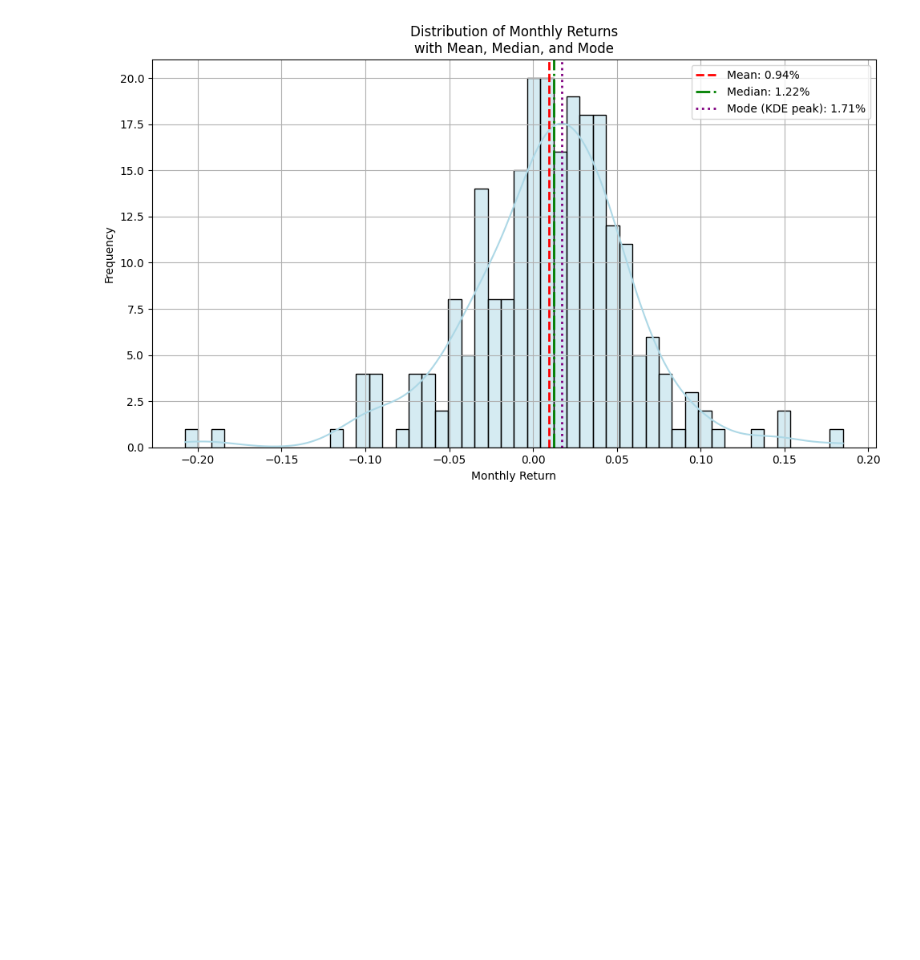
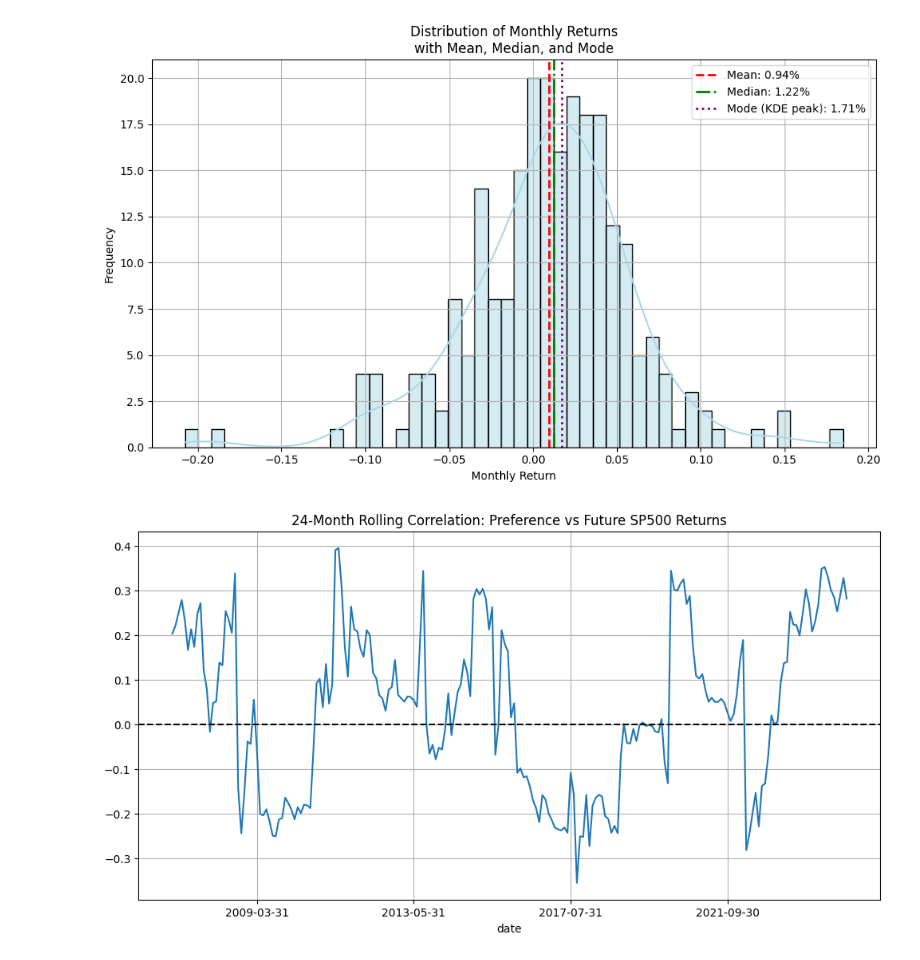
Before and after one commit to eviprous/Invesco-Research, a Jupyter notebook: TestingConstituentData.ipynb, the cells around one changed output. Saved outputs shown, nothing was run; the diff lists cells and outputs as text; code cells hidden in the pictures; blank space fills up the shorter version.

```diff
--- a/TestingConstituentData.ipynb
+++ b/TestingConstituentData.ipynb
@@ -261,3 +261,12 @@ plt.tight_layout()
 plt.show()
 # %% [output]
 [figure]
+# %%
+rolling_corr = innovation_returns.rolling(window=24).corr(sp500_returns.shift(-1))  # pref_ret vs next month SP500
+
+rolling_corr.plot(figsize=(12,6), title='24-Month Rolling Correlation: Preference vs Future SP500 Returns')
+plt.axhline(0, color='black', linestyle='--')
+plt.grid(True)
+plt.show()
+# %% [output]
+[figure, added]
```
Also changed, not shown: parts of 4 cells of this notebook.
